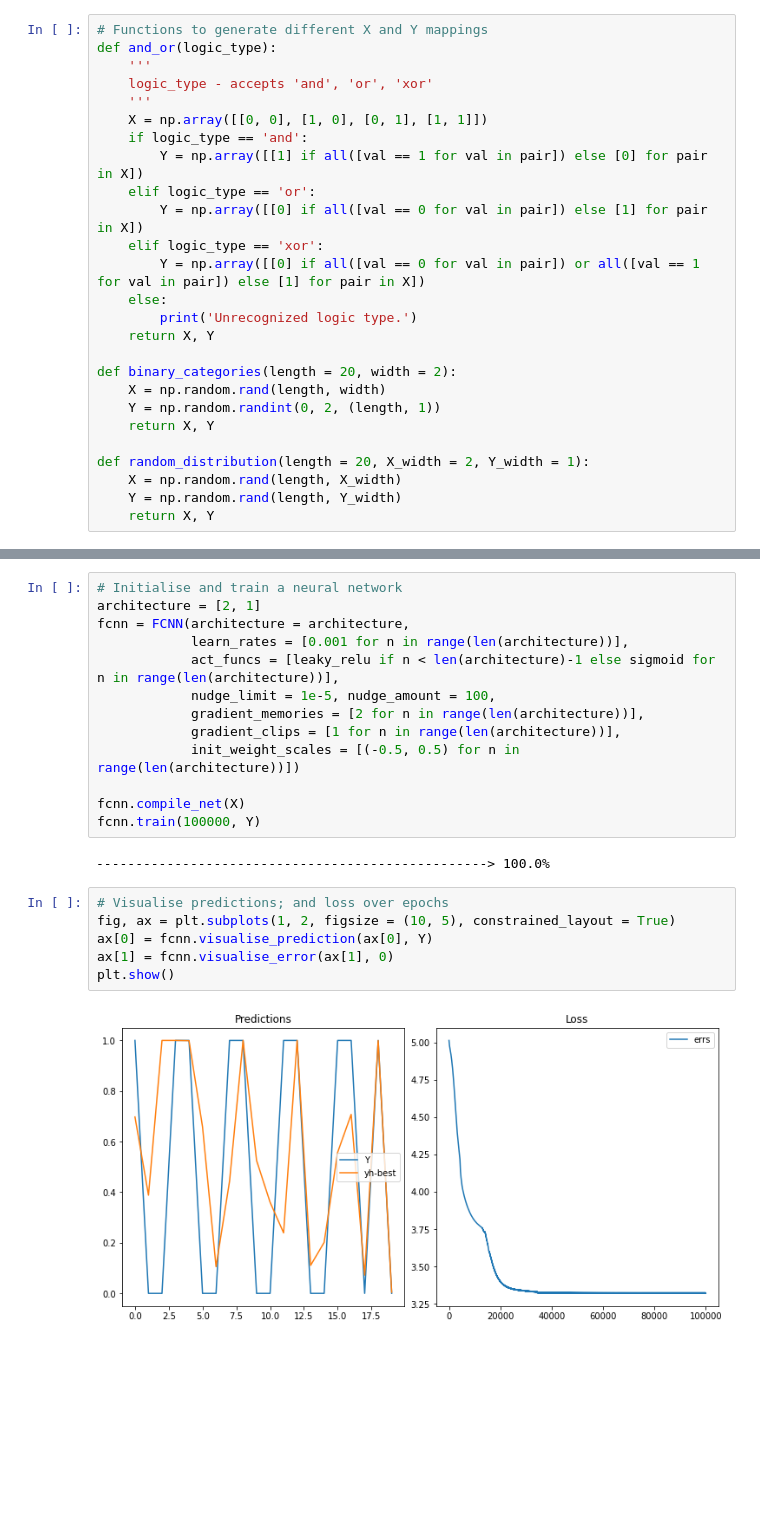
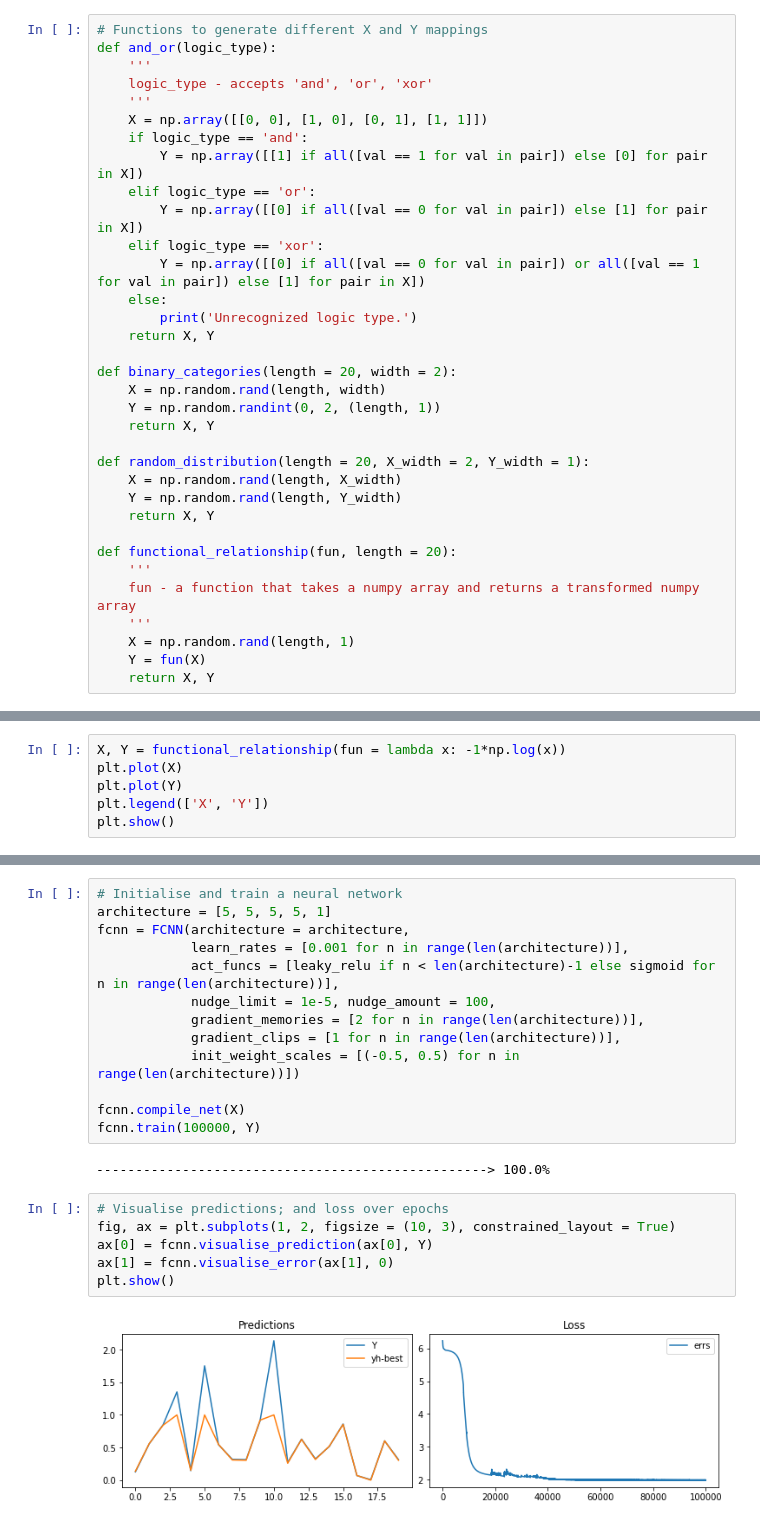
Before and after one commit to jajohu/Custom-Neural-Network, a Jupyter notebook: Development.ipynb, the cells around one changed output, grey strips where cells are left out. Drawn from its saved outputs; the diff is of its cells as text; blank space fills up the shorter version.

Commit message:
Update Development.ipynb
Added more functionality to generate training data.

```diff
--- a/Development.ipynb
+++ b/Development.ipynb
@@ -288,5 +288,13 @@ def random_distribution(length = 20, X_width = 2, Y_width = 1):
     X = np.random.rand(length, X_width)
     Y = np.random.rand(length, Y_width)
     return X, Y
+
+def functional_relationship(fun, length = 20):
+    '''
+    fun - a function that takes a numpy array and returns a transformed numpy array
+    '''
+    X = np.random.rand(length, 1)
+    Y = fun(X)
+    return X, Y
 # %%
 X, Y = and_or('xor')
@@ -295,2 +307,8 @@ X, Y = binary_categories()
 # %%
 X, Y = random_distribution()
+# %%
+X, Y = functional_relationship(fun = lambda x: -1*np.log(x))
+plt.plot(X)
+plt.plot(Y)
+plt.legend(['X', 'Y'])
+plt.show()
@@ -297,6 +317,6 @@ X, Y = random_distribution()
 # %%
 # Initialise and train a neural network
-architecture = [2, 1]
+architecture = [5, 5, 5, 5, 1]
 fcnn = FCNN(architecture = architecture,
             learn_rates = [0.001 for n in range(len(architecture))],
             act_funcs = [leaky_relu if n < len(architecture)-1 else sigmoid for n in range(len(architecture))],
@@ -311,12 +331,12 @@ fcnn.train(100000, Y)
 --------------------------------------------------> 100.0%
 # %%
 # Visualise predictions; and loss over epochs
-fig, ax = plt.subplots(1, 2, figsize = (10, 5), constrained_layout = True)
+fig, ax = plt.subplots(1, 2, figsize = (10, 3), constrained_layout = True)
 ax[0] = fcnn.visualise_prediction(ax[0], Y)
 ax[1] = fcnn.visualise_error(ax[1], 0)
 plt.show()
 # %% [output]
-[figure, old version]
+[figure, new version]
 # %%
 # Visualise weights over epochs
 fcnn.visualise_weights()
```
Also changed, not shown: parts of 6 cells of this notebook.
